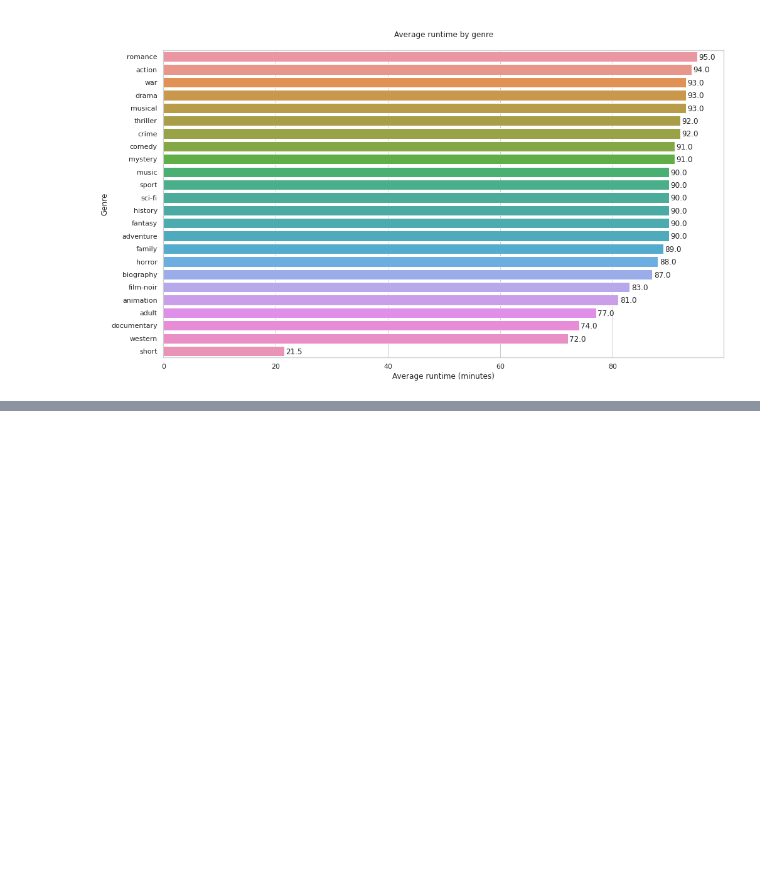
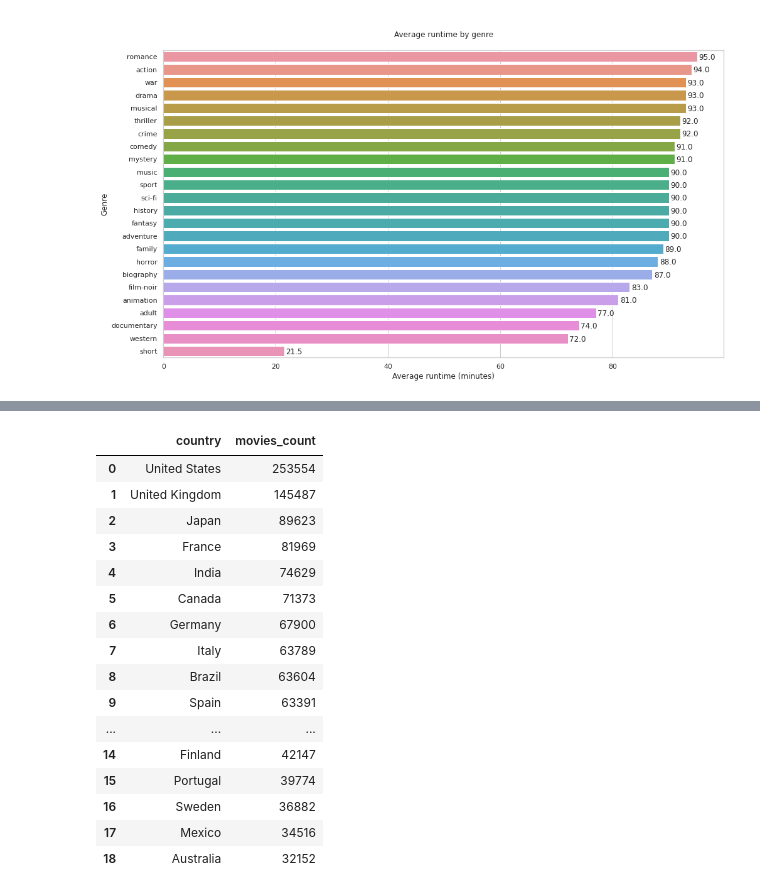
Before and after one commit to Mr0l3/imdb-data-analysis, a Jupyter notebook: IMDB-analysis.ipynb, the cells around one changed output, grey strips where cells are left out. Saved outputs shown, nothing was run; the diff lists cells and outputs as text; code cells hidden in the pictures; blank space fills up the shorter version.

```diff
--- a/IMDB-analysis.ipynb
+++ b/IMDB-analysis.ipynb
@@ -478,0 +996,20 @@ plt.show()
+# %%
+df
+# %% [output]
+|  | country | movies_count |
+| 0 | United States | 253554 |
+| 1 | United Kingdom | 145487 |
+| 2 | Japan | 89623 |
+| 3 | France | 81969 |
+| 4 | India | 74629 |
+| 5 | Canada | 71373 |
+| 6 | Germany | 67900 |
+| 7 | Italy | 63789 |
+| 8 | Brazil | 63604 |
+| 9 | Spain | 63391 |
+| ... | ... | ... |
+| 14 | Finland | 42147 |
+| 15 | Portugal | 39774 |
+| 16 | Sweden | 36882 |
+| 17 | Mexico | 34516 |
+| 18 | Australia | 32152 |
```
Also changed, not shown: parts of 43 cells of this notebook, 2 other files.
